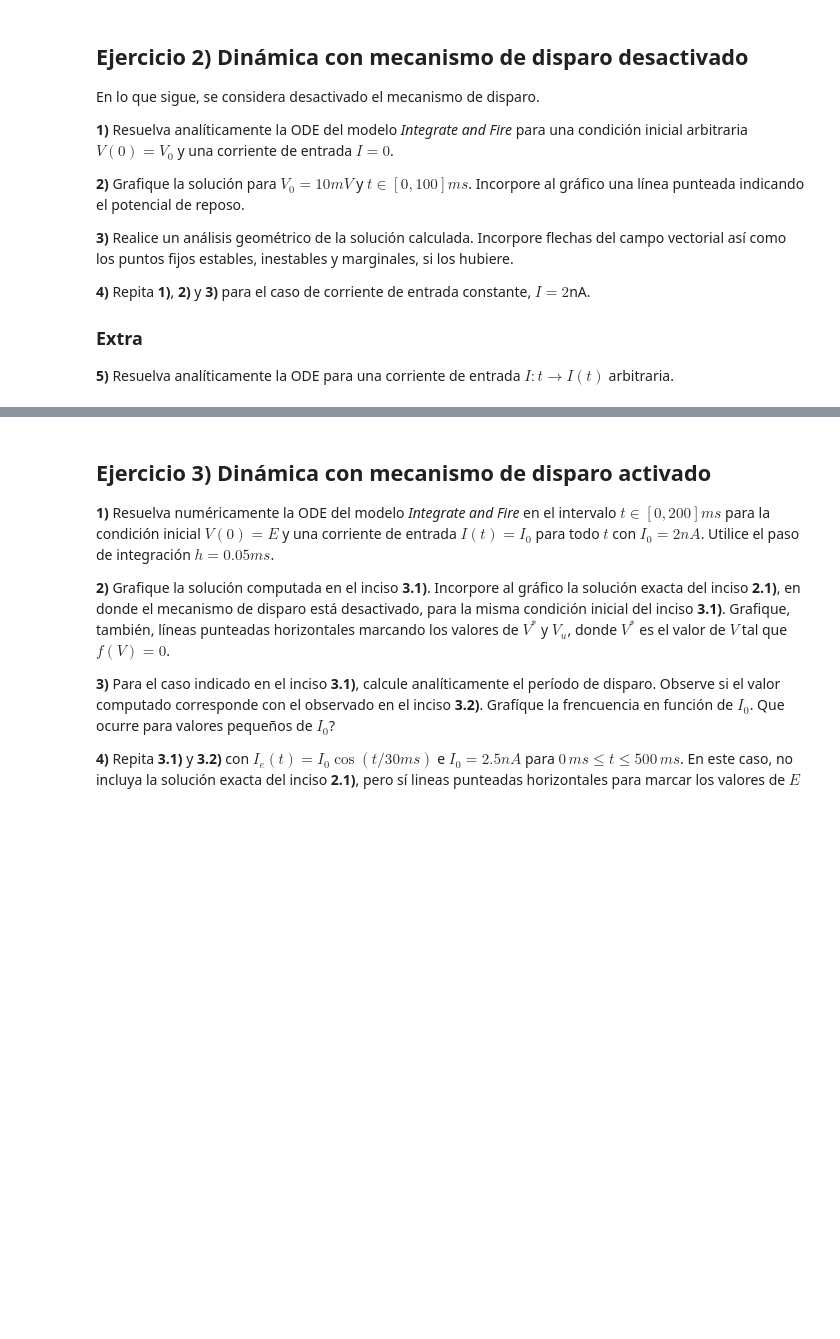
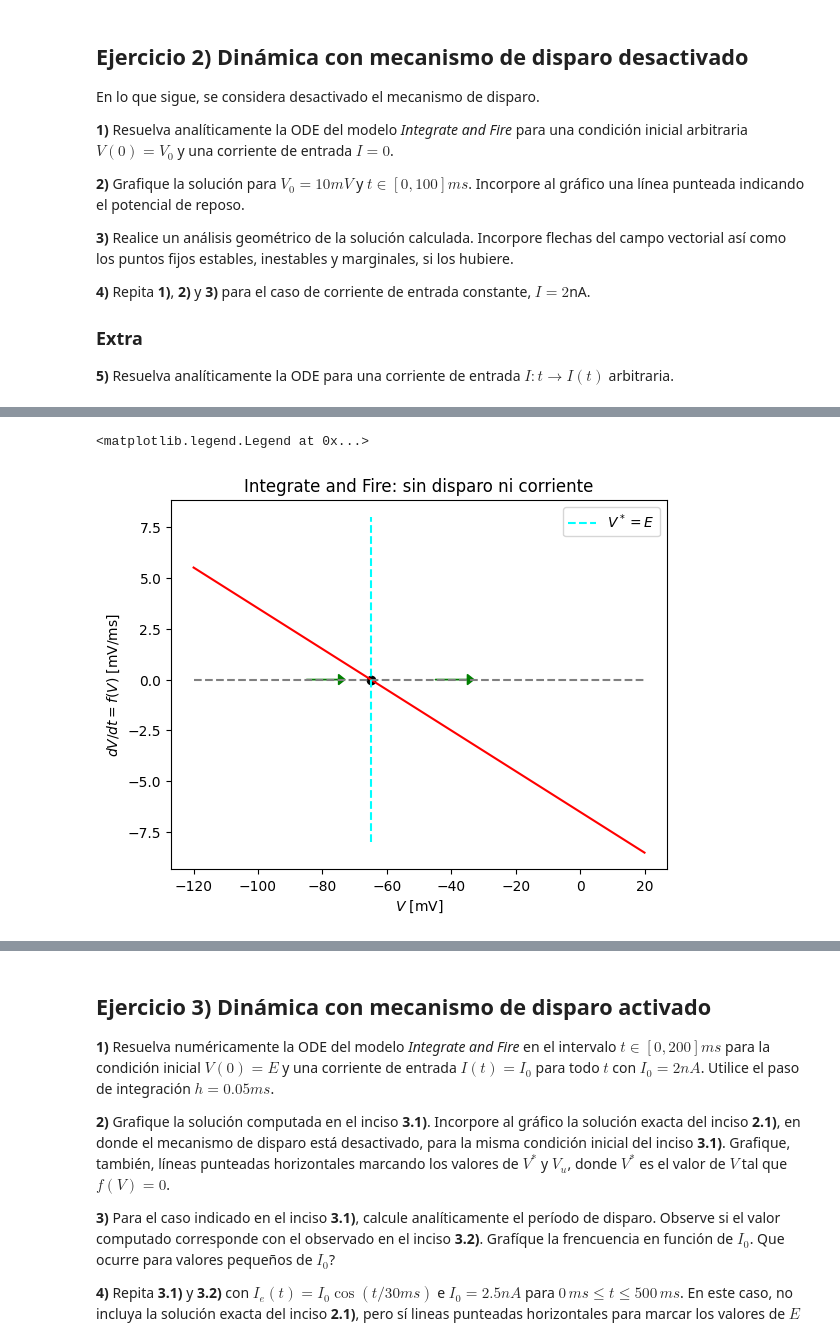
Before and after one commit to marcos626/Redes_neuronales, a Jupyter notebook: redes-neuronales-2024-guia-5.ipynb, the cells around one changed output, grey strips where cells are left out. Drawn from its saved outputs; the diff is of its cells as text; code cells hidden in the pictures; blank space fills up the shorter version.

```diff
--- a/redes-neuronales-2024-guia-5.ipynb
+++ b/redes-neuronales-2024-guia-5.ipynb
@@ -219,0 +223,4 @@ bla bla bla ...
+# %%
+# Solución de la ODE
+def V(t):
+  return E + (V0 - E) * np.exp(-t / tau)
@@ -219,0 +255,20 @@ bla bla bla ...
+# %%
+Vfix = E
+def f(V):
+    return (E-V)/tau
+valores_V = np.linspace(-120,20,100)
+valores_f = np.vectorize(f)(valores_V)
+# %%
+plt.xlabel('$V$ [mV]')
+plt.ylabel('$dV/dt=f(V)$ [mV/ms]')
+plt.plot(valores_V,valores_f, label = "", linestyle = '-', c = 'red')
+plt.plot(valores_V,np.zeros(len(valores_V)),label = "", linestyle = '--', c = 'gray')
+plt.plot([Vfix,Vfix],[-8,8],label="$V^*=E$", linestyle = '--', c = 'cyan')
+plt.arrow(Vfix-20.0,0.0,10.0,0.0,head_width=0.5,head_length=2,fc='g',ec='g')
+plt.arrow(Vfix+20.0,0.0,10.0,0.0,head_width=0.5,head_length=2,fc='g',ec='g')
+plt.scatter([Vfix],[0],c='black')
+plt.title('Integrate and Fire: sin disparo ni corriente')
+plt.legend()
+# %% [output]
+<matplotlib.legend.Legend at 0x...>
+[figure, added]
```
Also changed, not shown: parts of 11 cells of this notebook.
